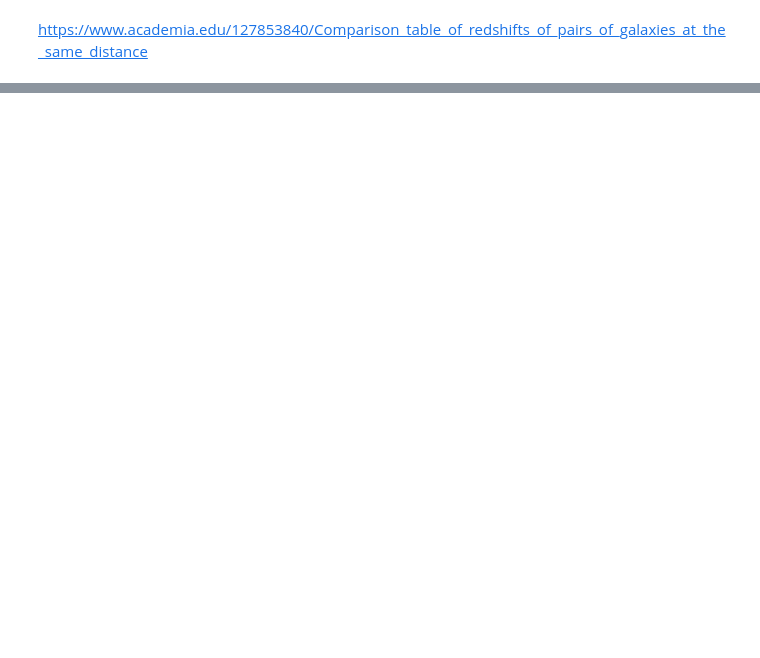
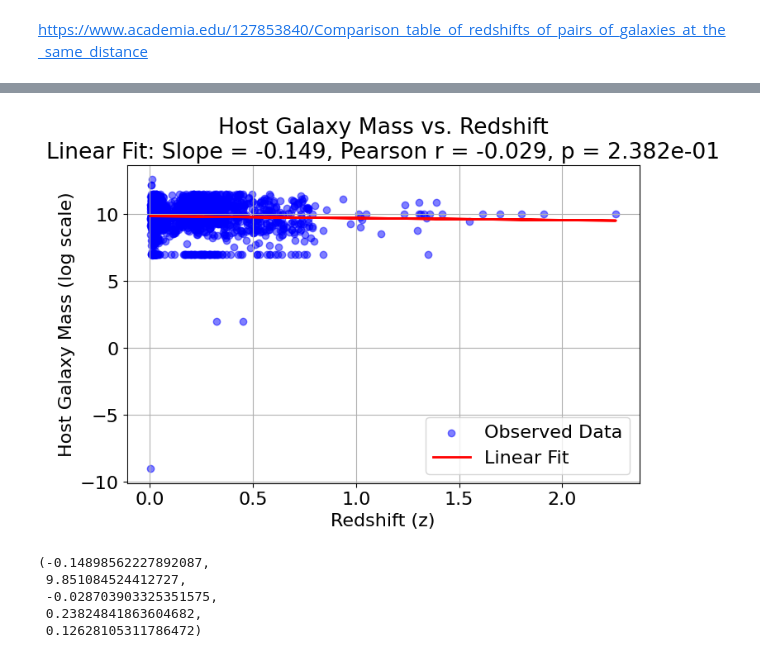
Before and after one commit to ny2292000/CMB_HU, a Jupyter notebook: MarcoPereira_CritiqueOf_JoaoBarcelosShrinkingUniverse.ipynb, the cells around one changed output, grey strips where cells are left out. Cells and saved outputs as stored; diff of their text form; code cells hidden in the pictures; blank space fills up the shorter version.

```diff
--- a/MarcoPereira_CritiqueOf_JoaoBarcelosShrinkingUniverse.ipynb
+++ b/MarcoPereira_CritiqueOf_JoaoBarcelosShrinkingUniverse.ipynb
@@ -356,0 +437,37 @@ tools.display_dataframe_to_user(name="Statistical Analysis of Redshift vs Distan
+# %%
+from scipy.stats import linregress
+
+# Extract redshift and host galaxy mass
+z_values = df_pantheon[z_col]
+mass_values = df_pantheon[mass_col]
+
+# Perform linear regression
+slope, intercept, r_value, p_value, std_err = linregress(z_values, mass_values)
+
+# Generate fitted values
+fitted_mass_values = slope * z_values + intercept
+
+# Plot the scatter plot with the linear fit
+plt.figure(figsize=(8, 5))
+plt.scatter(z_values, mass_values, color='blue', alpha=0.5, label="Observed Data")
+plt.plot(z_values, fitted_mass_values, color='red', linewidth=2, label="Linear Fit")
+
+# Formatting
+plt.xlabel("Redshift (z)")
+plt.ylabel("Host Galaxy Mass (log scale)")
+plt.title(f"Host Galaxy Mass vs. Redshift\nLinear Fit: Slope = {slope:.3f}, Pearson r = {r_value:.3f}, p = {p_value:.3e}")
+plt.legend()
+plt.grid(True)
+plt.savefig("./Drawing_For_Publications/BarcelosFig2.png")
+# Show the plot
+plt.show()
+
+# Display the statistical results
+slope, intercept, r_value, p_value, std_err
+# %% [output]
+[figure, added]
+(-0.14898562227892087,
+ 9.851084524412727,
+ -0.028703903325351575,
+ 0.23824841863604682,
+ 0.12628105311786472)
```
Also changed, not shown: parts of 11 cells of this notebook, 6 other files.
